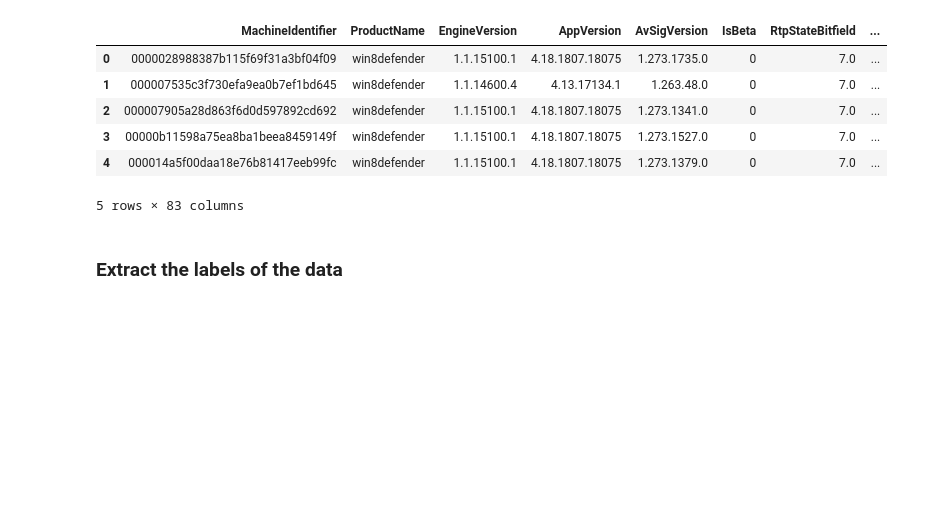
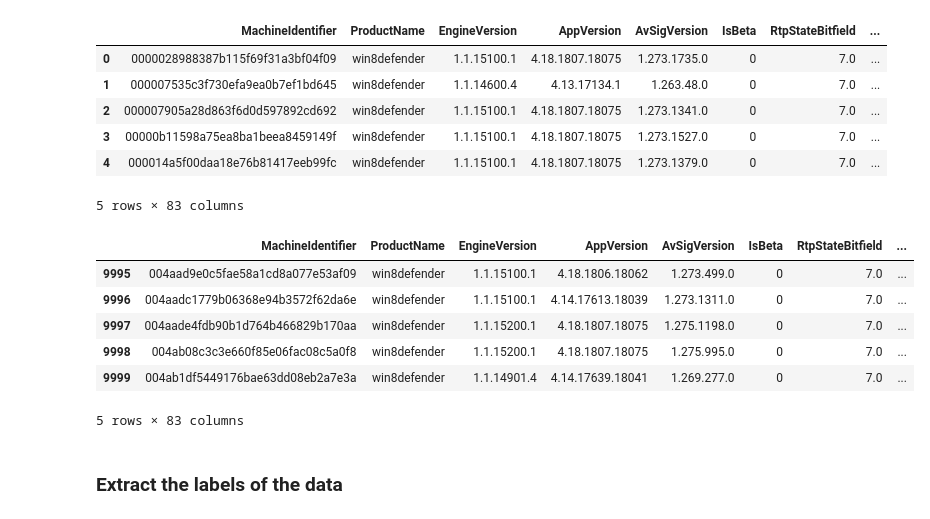
Before and after one commit to baluyotraf/lecture-neural-networks, a Jupyter notebook: demo/03_Dense_Networks.ipynb, the cells around one changed output. Cells and saved outputs as stored; diff of their text form; code cells hidden in the pictures; blank space fills up the shorter version.

```diff
--- a/demo/03_Dense_Networks.ipynb
+++ b/demo/03_Dense_Networks.ipynb
@@ -19,5 +22,5 @@ The data can be downloaded here https://www.kaggle.com/c/microsoft-malware-predi
 # %%
-CSV_PATH='train.csv'
+CSV_PATH='malware.csv'
 # %% [markdown]
 ### Read the first 10,000 rows of the data
 # %%
@@ -34,6 +37,16 @@ df.head()
 | 3 | 00000b11598a75ea8ba1beea8459149f | win8defender | 1.1.15100.1 | 4.18.1807.18075 | 1.273.1527.0 | 0 | 7.0 | ... |
 | 4 | 000014a5f00daa18e76b81417eeb99fc | win8defender | 1.1.15100.1 | 4.18.1807.18075 | 1.273.1379.0 | 0 | 7.0 | ... |
 5 rows × 83 columns
+# %%
+df.tail()
+# %% [output]
+|  | MachineIdentifier | ProductName | EngineVersion | AppVersion | AvSigVersion | IsBeta | RtpStateBitfield | ... |
+| 9995 | 004aad9e0c5fae58a1cd8a077e53af09 | win8defender | 1.1.15100.1 | 4.18.1806.18062 | 1.273.499.0 | 0 | 7.0 | ... |
+| 9996 | 004aadc1779b06368e94b3572f62da6e | win8defender | 1.1.15100.1 | 4.14.17613.18039 | 1.273.1311.0 | 0 | 7.0 | ... |
+| 9997 | 004aade4fdb90b1d764b466829b170aa | win8defender | 1.1.15200.1 | 4.18.1807.18075 | 1.275.1198.0 | 0 | 7.0 | ... |
+| 9998 | 004ab08c3c3e660f85e06fac08c5a0f8 | win8defender | 1.1.15200.1 | 4.18.1807.18075 | 1.275.995.0 | 0 | 7.0 | ... |
+| 9999 | 004ab1df5449176bae63dd08eb2a7e3a | win8defender | 1.1.14901.4 | 4.14.17639.18041 | 1.269.277.0 | 0 | 7.0 | ... |
+5 rows × 83 columns
 # %% [markdown]
 ### Extract the labels of the data
 # %%
```
Also changed, not shown: parts of 23 cells of this notebook.
